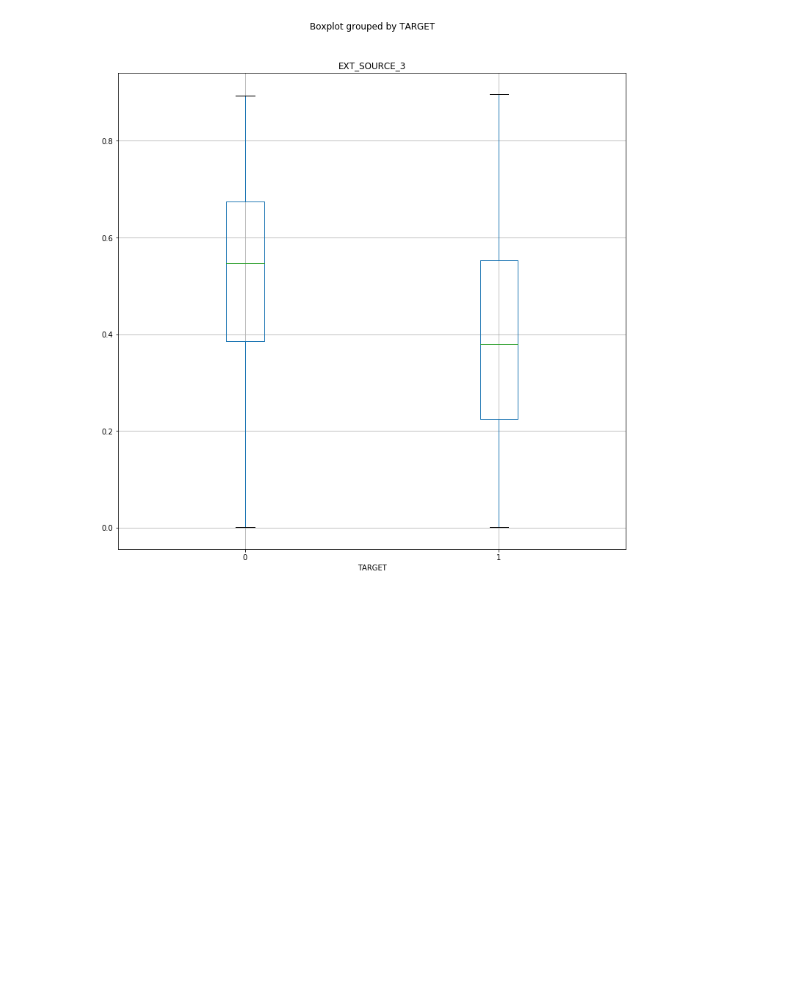
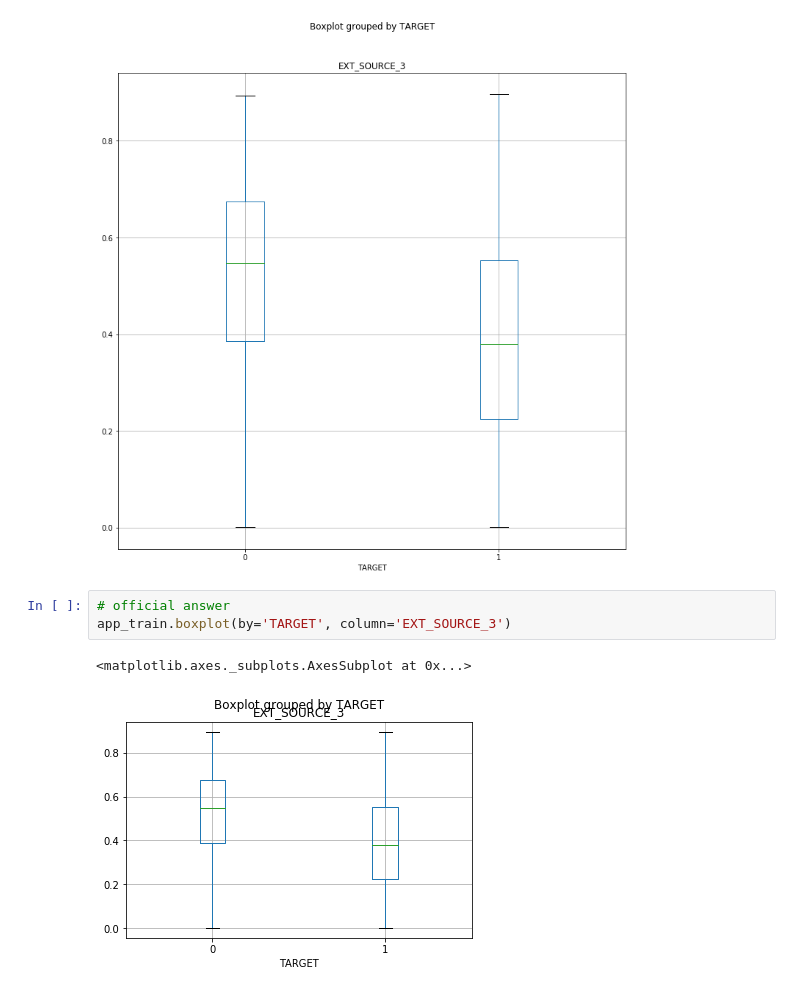
Before and after one commit to Tammy832/4th-ML100Days, a Jupyter notebook: homework/Day_015_HW.ipynb, the cells around one changed output. Cells and saved outputs as stored; diff of their text form; blank space fills up the shorter version.

```diff
--- a/homework/Day_015_HW.ipynb
+++ b/homework/Day_015_HW.ipynb
@@ -165,3 +162,9 @@ sub_df.boxplot(column=['EXT_SOURCE_3'], by = 'TARGET', showfliers = False, figsi
 # %% [output]
 <matplotlib.axes._subplots.AxesSubplot at 0x...>
 [figure]
+# %%
+# official answer
+app_train.boxplot(by='TARGET', column='EXT_SOURCE_3')
+# %% [output]
+<matplotlib.axes._subplots.AxesSubplot at 0x...>
+[figure, added]
```
Also changed, not shown: parts of 4 cells of this notebook.
